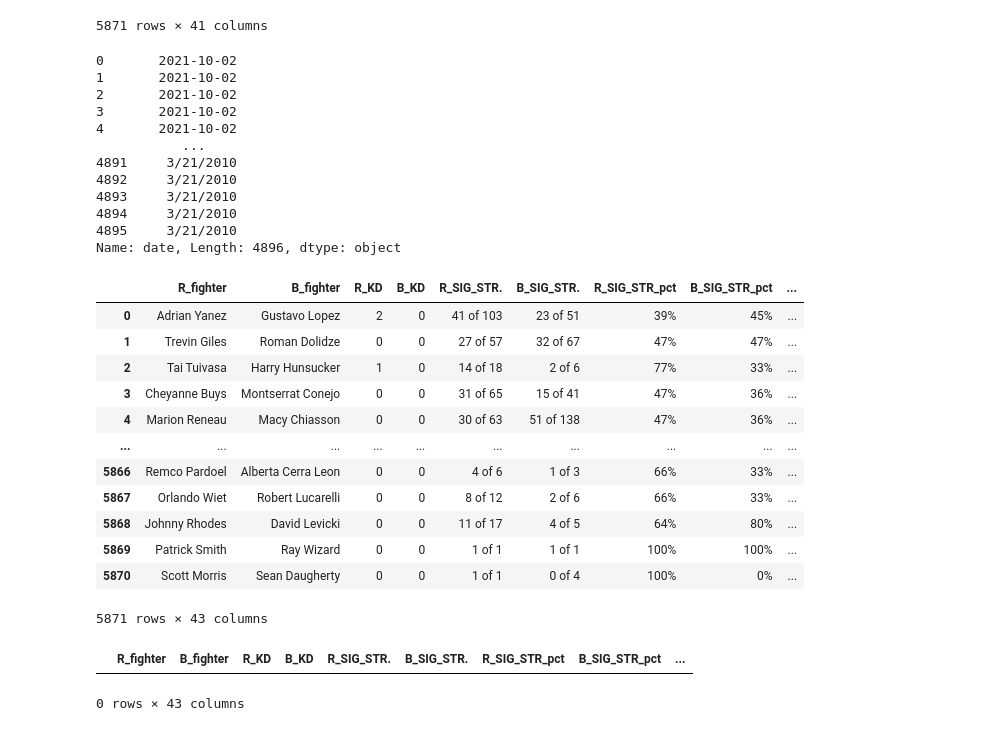
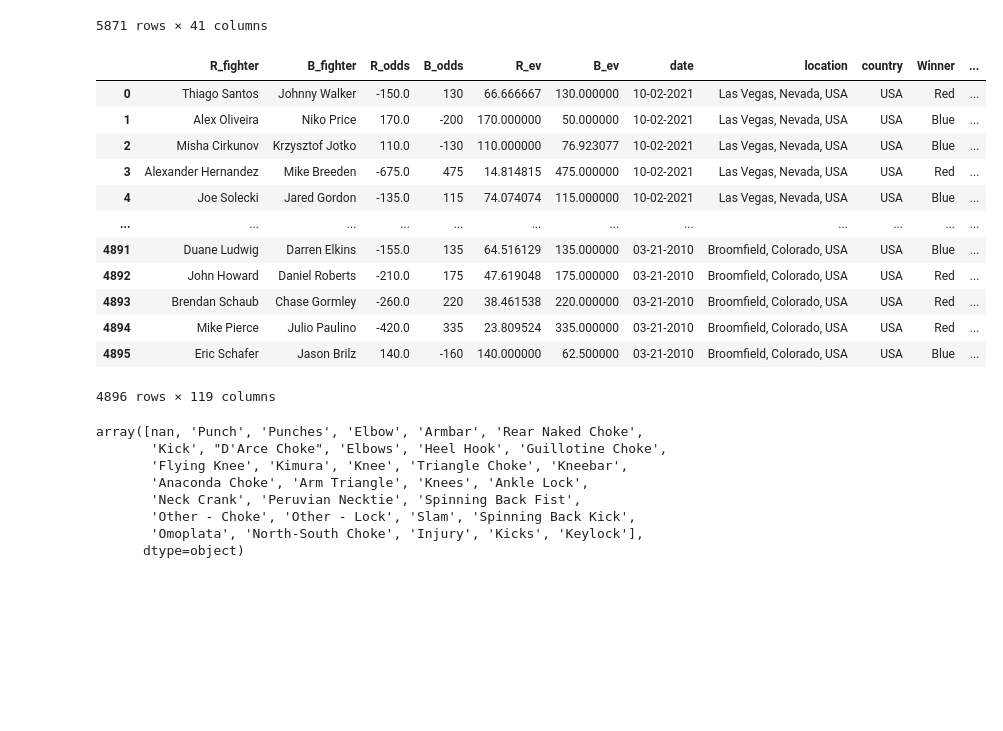
Before and after one commit to FlawlessAfro/ML_fight_prediction, a Jupyter notebook: silver/transformmatch.ipynb, the cells around one changed output. Drawn from its saved outputs; the diff is of its cells as text; code cells hidden in the pictures; blank space fills up the shorter version.

```diff
--- a/silver/transformmatch.ipynb
+++ b/silver/transformmatch.ipynb
@@ -24,18 +24,22 @@ df_copy
 # %%
 df_original=pd.read_csv('../bronze/ufc-master.csv')
 df_odds = df_original.copy()
 #df_odds= df_odds[['R_fighter', 'B_fighter','R_odds','B_odds','date']]
-df_odds['date']
+
+df_odds['date'] = df_odds['date'].apply(lambda x: pd.to_datetime(x).strftime('%m-%d-%Y'))
+
+df_odds
 # %% [output]
+|  | R_fighter | B_fighter | R_odds | B_odds | R_ev | B_ev | date | location | country | Winner | ... |
+| 0 | Thiago Santos | Johnny Walker | -150.0 | 130 | 66.666667 | 130.000000 | 10-02-2021 | Las Vegas, Nevada, USA | USA | Red | ... |
+| 1 | Alex Oliveira | Niko Price | 170.0 | -200 | 170.000000 | 50.000000 | 10-02-2021 | Las Vegas, Nevada, USA | USA | Blue | ... |
+| 2 | Misha Cirkunov | Krzysztof Jotko | 110.0 | -130 | 110.000000 | 76.923077 | 10-02-2021 | Las Vegas, Nevada, USA | USA | Blue | ... |
+| 3 | Alexander Hernandez | Mike Breeden | -675.0 | 475 | 14.814815 | 475.000000 | 10-02-2021 | Las Vegas, Nevada, USA | USA | Red | ... |
+| 4 | Joe Solecki | Jared Gordon | -135.0 | 115 | 74.074074 | 115.000000 | 10-02-2021 | Las Vegas, Nevada, USA | USA | Blue | ... |
+| ... | ... | ... | ... | ... | ... | ... | ... | ... | ... | ... | ... |
+| 4891 | Duane Ludwig | Darren Elkins | -155.0 | 135 | 64.516129 | 135.000000 | 03-21-2010 | Broomfield, Colorado, USA | USA | Blue | ... |
+| 4892 | John Howard | Daniel Roberts | -210.0 | 175 | 47.619048 | 175.000000 | 03-21-2010 | Broomfield, Colorado, USA | USA | Red | ... |
+| 4893 | Brendan Schaub | Chase Gormley | -260.0 | 220 | 38.461538 | 220.000000 | 03-21-2010 | Broomfield, Colorado, USA | USA | Red | ... |
+| 4894 | Mike Pierce | Julio Paulino | -420.0 | 335 | 23.809524 | 335.000000 | 03-21-2010 | Broomfield, Colorado, USA | USA | Red | ... |
+| 4895 | Eric Schafer | Jason Brilz | 140.0 | -160 | 140.000000 | 62.500000 | 03-21-2010 | Broomfield, Colorado, USA | USA | Blue | ... |
-0       2021-10-02
-1       2021-10-02
-2       2021-10-02
-3       2021-10-02
-4       2021-10-02
-           ...
-4891     3/21/2010
-4892     3/21/2010
-4893     3/21/2010
-4894     3/21/2010
-4895     3/21/2010
-Name: date, Length: 4896, dtype: object
+4896 rows × 119 columns
@@ -45,22 +46,11 @@ df_fight_data = df_original.copy().dropna()
-# %%
-fight_data = pd.merge(df_copy, df_odds, on=['R_fighter', 'B_fighter', 'date'], how='left')
-fight_data
-# %% [output]
-|  | R_fighter | B_fighter | R_KD | B_KD | R_SIG_STR. | B_SIG_STR. | R_SIG_STR_pct | B_SIG_STR_pct | ... |
-| 0 | Adrian Yanez | Gustavo Lopez | 2 | 0 | 41 of 103 | 23 of 51 | 39% | 45% | ... |
-| 1 | Trevin Giles | Roman Dolidze | 0 | 0 | 27 of 57 | 32 of 67 | 47% | 47% | ... |
-| 2 | Tai Tuivasa | Harry Hunsucker | 1 | 0 | 14 of 18 | 2 of 6 | 77% | 33% | ... |
-| 3 | Cheyanne Buys | Montserrat Conejo | 0 | 0 | 31 of 65 | 15 of 41 | 47% | 36% | ... |
-| 4 | Marion Reneau | Macy Chiasson | 0 | 0 | 30 of 63 | 51 of 138 | 47% | 36% | ... |
-| ... | ... | ... | ... | ... | ... | ... | ... | ... | ... |
-| 5866 | Remco Pardoel | Alberta Cerra Leon | 0 | 0 | 4 of 6 | 1 of 3 | 66% | 33% | ... |
-| 5867 | Orlando Wiet | Robert Lucarelli | 0 | 0 | 8 of 12 | 2 of 6 | 66% | 33% | ... |
-| 5868 | Johnny Rhodes | David Levicki | 0 | 0 | 11 of 17 | 4 of 5 | 64% | 80% | ... |
-| 5869 | Patrick Smith | Ray Wizard | 0 | 0 | 1 of 1 | 1 of 1 | 100% | 100% | ... |
-| 5870 | Scott Morris | Sean Daugherty | 0 | 0 | 1 of 1 | 0 of 4 | 100% | 0% | ... |
-5871 rows × 43 columns
-# %%
-fight_data
-# %% [output]
-|  | R_fighter | B_fighter | R_KD | B_KD | R_SIG_STR. | B_SIG_STR. | R_SIG_STR_pct | B_SIG_STR_pct | ... |
-0 rows × 43 columns
+# %%
+df_odds['finish_details'].unique()
+# %% [output]
+array([nan, 'Punch', 'Punches', 'Elbow', 'Armbar', 'Rear Naked Choke',
+       'Kick', "D'Arce Choke", 'Elbows', 'Heel Hook', 'Guillotine Choke',
+       'Flying Knee', 'Kimura', 'Knee', 'Triangle Choke', 'Kneebar',
+       'Anaconda Choke', 'Arm Triangle', 'Knees', 'Ankle Lock',
+       'Neck Crank', 'Peruvian Necktie', 'Spinning Back Fist',
+       'Other - Choke', 'Other - Lock', 'Slam', 'Spinning Back Kick',
+       'Omoplata', 'North-South Choke', 'Injury', 'Kicks', 'Keylock'],
+      dtype=object)
```
Also changed, not shown: parts of 5 cells of this notebook.
